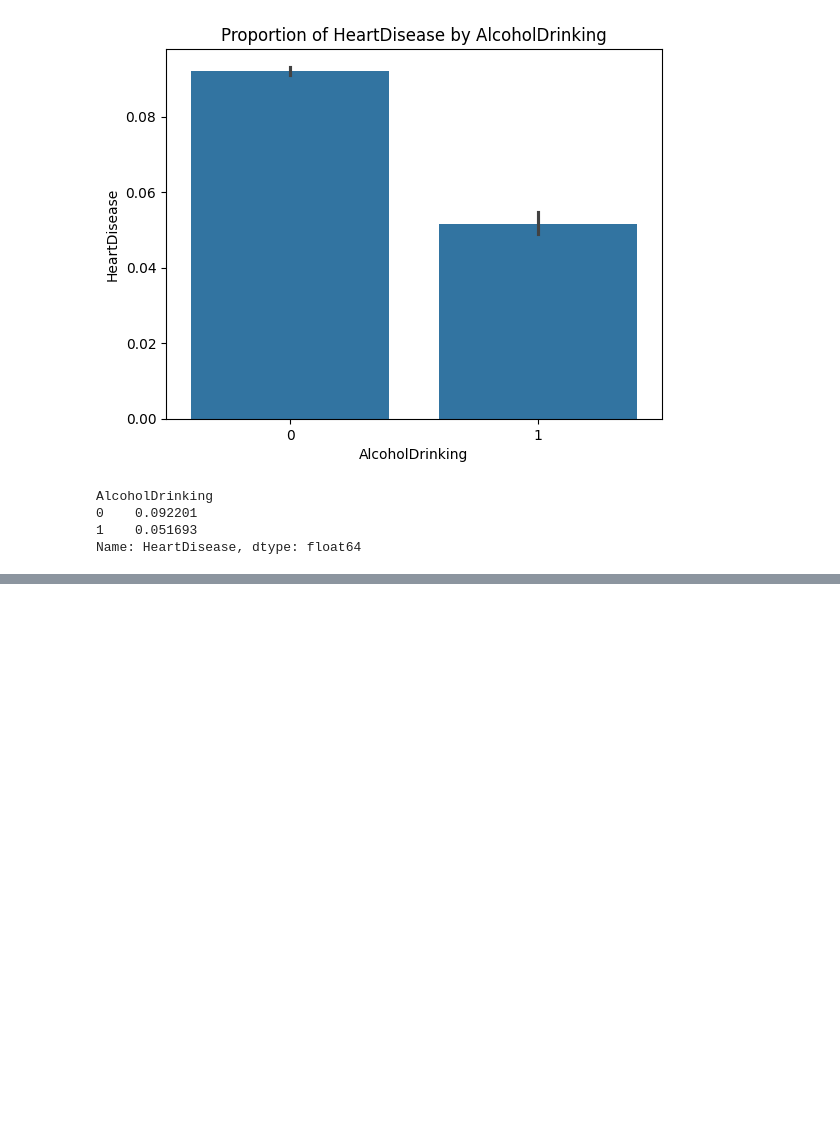
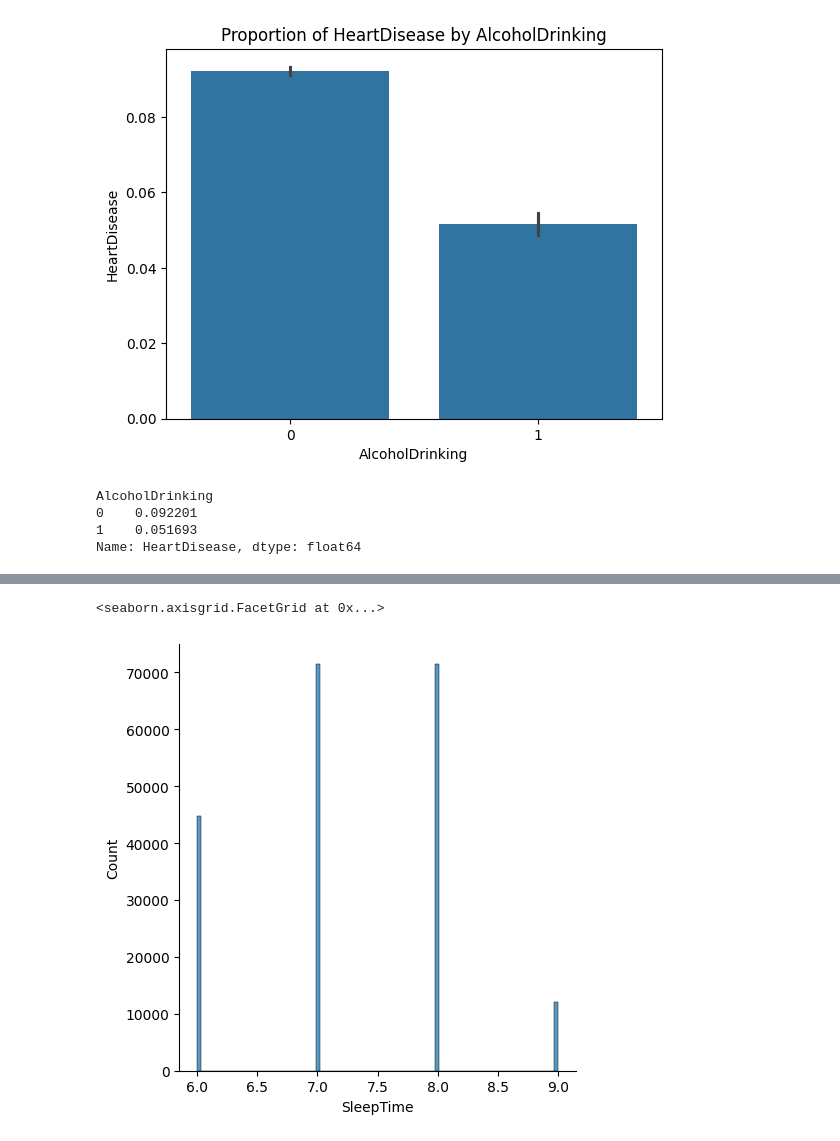
Before and after one commit to crypt0kitik/Deep_Learning, a Jupyter notebook: 2 - ANN for classification/02 - Data balance.ipynb, the cells around one changed output, grey strips where cells are left out. Drawn from its saved outputs; the diff is of its cells as text; code cells hidden in the pictures; blank space fills up the shorter version.

```diff
--- a/2 - ANN for classification/02 - Data balance.ipynb
+++ b/2 - ANN for classification/02 - Data balance.ipynb
@@ -97,0 +145,10 @@ sns.displot(df, x="Stroke")
+# %%
+# balancing data
+df = df.query("SleepTime > SleepTime.quantile(0.05) and SleepTime < SleepTime.quantile(0.97)")
+sns.displot(df, x="SleepTime")
+
+# I experimented a bit with %
+# and found the best pair for balacing this column
+# %% [output]
+<seaborn.axisgrid.FacetGrid at 0x...>
+[figure, added]
```
Also changed, not shown: parts of 6 cells of this notebook, 2 other files.
